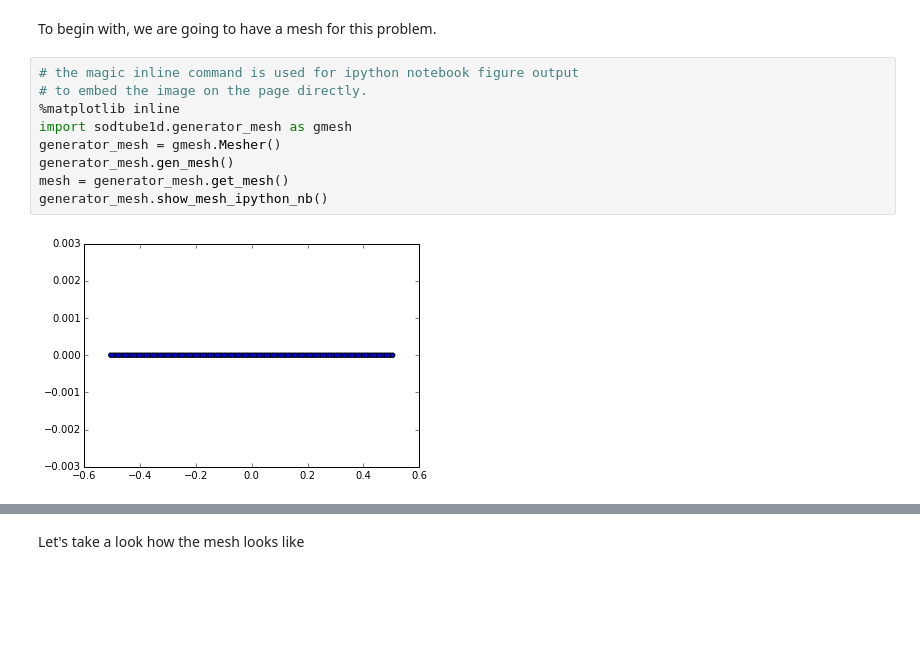
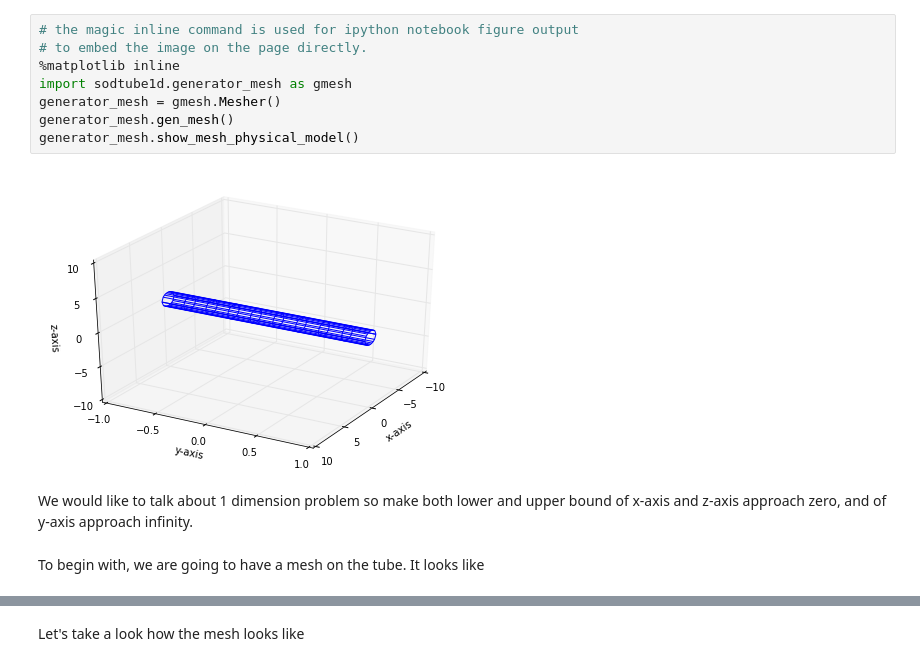
Before and after one commit to solvcon/solvcon, a Jupyter notebook: sandbox/gasdyn/tube/sodtube1d.ipynb, the cells around one changed output, grey strips where cells are left out. Drawn from its saved outputs; the diff is of its cells as text; blank space fills up the shorter version.

Commit message:
implement demo ipython notebook prototype for 1D sod tube. build how the physical model looks like.

```diff
--- a/sandbox/gasdyn/tube/sodtube1d.ipynb
+++ b/sandbox/gasdyn/tube/sodtube1d.ipynb
@@ -11,13 +6,14 @@ Populating the interactive namespace from numpy and matplotlib
+# %%
+# the magic inline command is used for ipython notebook figure output
+# to embed the image on the page directly.
+%matplotlib inline
+import sodtube1d.generator_mesh as gmesh
+generator_mesh = gmesh.Mesher()
+generator_mesh.gen_mesh()
+generator_mesh.show_mesh_physical_model()
+# %% [output]
+[figure, added]
+# %% [markdown]
+We would like to talk about 1 dimension problem so make both lower and upper bound of x-axis and z-axis approach zero, and of y-axis approach infinity.
 # %% [markdown]
-To begin with, we are going to have a mesh for this problem.
+To begin with, we are going to have a mesh on the tube. It looks like
-# %%
-# the magic inline command is used for ipython notebook figure output
-# to embed the image on the page directly.
-%matplotlib inline
-import sodtube1d.generator_mesh as gmesh
-generator_mesh = gmesh.Mesher()
-generator_mesh.gen_mesh()
-mesh = generator_mesh.get_mesh()
-generator_mesh.show_mesh_ipython_nb()
-# %% [output]
-[figure, removed]
```
Also changed, not shown: parts of 3 cells of this notebook, 1 other file.
